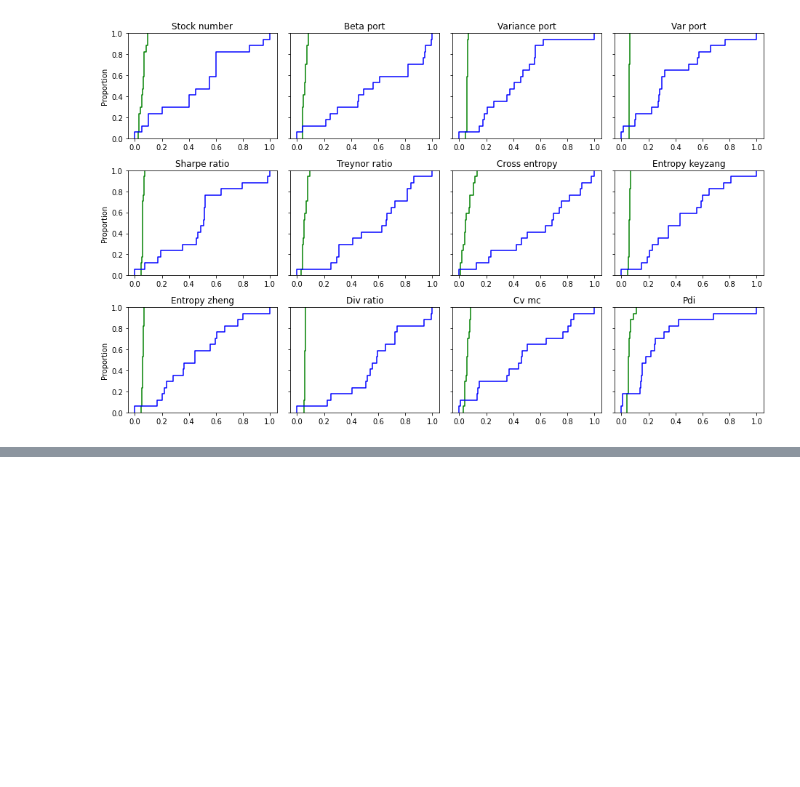
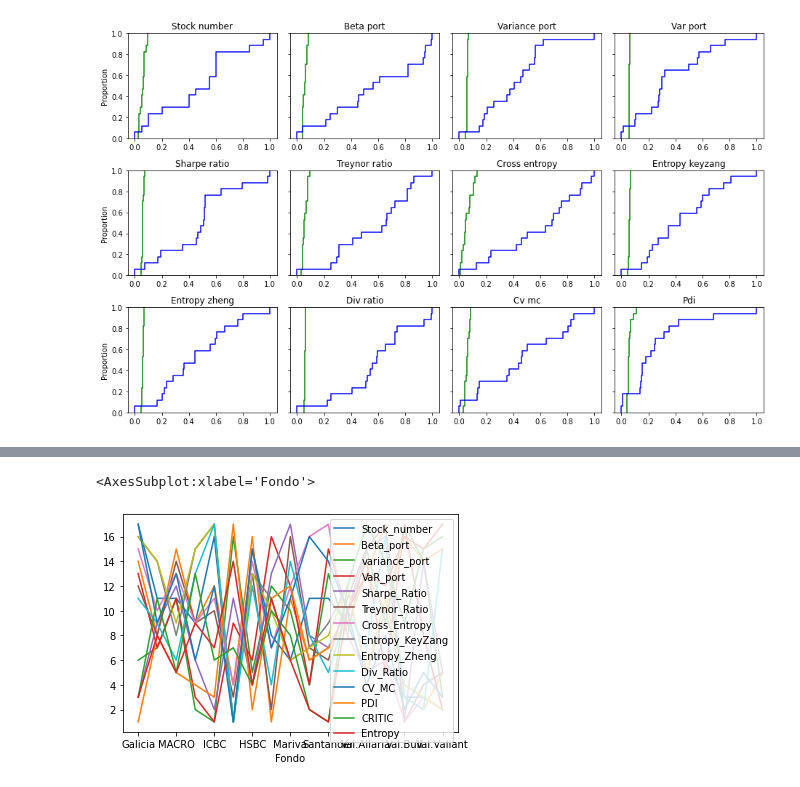
Before and after one commit to quatrope/garpar, a Jupyter notebook: draft/FCIevaluate.ipynb, the cells around one changed output, grey strips where cells are left out. Saved outputs shown, nothing was run; the diff lists cells and outputs as text; code cells hidden in the pictures; blank space fills up the shorter version.

Commit message:
exp FCI compara rank

```diff
--- a/draft/FCIevaluate.ipynb
+++ b/draft/FCIevaluate.ipynb
@@ -582,0 +629,10 @@ plt.savefig("ogive0yN.pdf")
+# %%
+max_rank = metrics.rank(method="max")
+min_rank = metrics.rank(method="min")
+# %%
+rank_arr = np.where(np.array(objectives) ==  max, max_rank, min_rank).astype(int)
+rank_df = pd.DataFrame(rank_arr, columns=metrics.columns, index=metrics.index)
+rank_df["CRITIC"] = result.to_series()
+rank_df["Entropy"] = result2.to_series()
+
+rank_df
@@ -582,0 +659,5 @@ plt.savefig("ogive0yN.pdf")
+# %%
+rank_df.plot()
+# %% [output]
+<AxesSubplot:xlabel='Fondo'>
+[figure, added]
```
Also changed, not shown: parts of 8 cells of this notebook.
